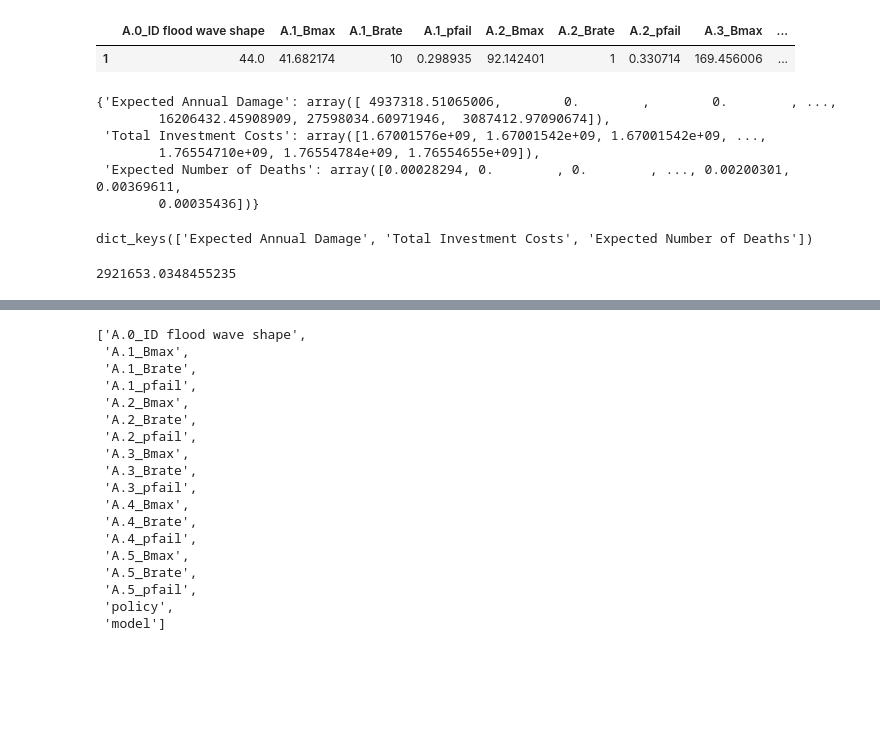
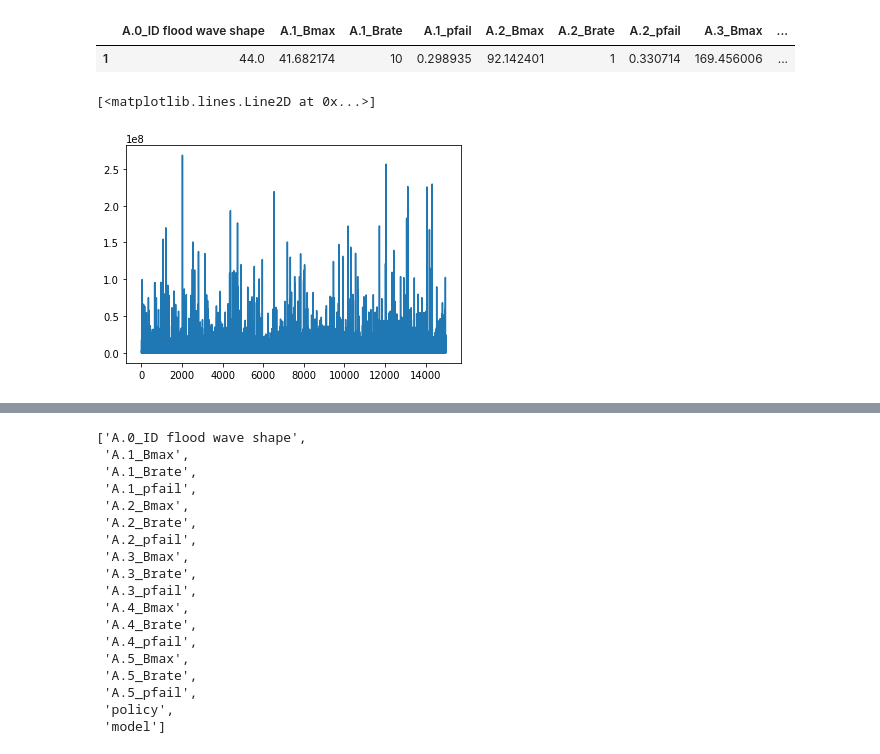
Before and after one commit to itjallingii/sassy_lion, a Jupyter notebook: RobWorkingFolder/ErikWorkingFolder/Problem Formulations_V2.0.ipynb, the cells around one changed output, grey strips where cells are left out. Cells and saved outputs as stored; diff of their text form; code cells hidden in the pictures; blank space fills up the shorter version.

```diff
--- a/RobWorkingFolder/ErikWorkingFolder/Problem Formulations_V2.0.ipynb
+++ b/RobWorkingFolder/ErikWorkingFolder/Problem Formulations_V2.0.ipynb
@@ -81,20 +81,3 @@ experiments.iloc[1:2]
 experiments_uncertainties = experiments.iloc[:,0:16]
 experiments_uncertainties = experiments.drop(experiments.columns[16:-2], axis=1)
 experiments_levers = experiments.iloc[:,16:-1]
-# %%
-outcomes
-# %% [output]
-{'Expected Annual Damage': array([ 4937318.51065006,        0.        ,        0.        , ...,
-        16206432.45908909, 27598034.60971946,  3087412.97090674]),
- 'Total Investment Costs': array([1.67001576e+09, 1.67001542e+09, 1.67001542e+09, ...,
-        1.76554710e+09, 1.76554784e+09, 1.76554655e+09]),
- 'Expected Number of Deaths': array([0.00028294, 0.        , 0.        , ..., 0.00200301, 0.00369611,
-        0.00035436])}
-# %%
-outcomes.keys()
-# %% [output]
-dict_keys(['Expected Annual Damage', 'Total Investment Costs', 'Expected Number of Deaths'])
-# %%
-np.percentile(data, 80)
-# %% [output]
-2921653.0348455235
@@ -100,0 +86,5 @@ np.percentile(data, 80)
+# %%
+plt.plot(data)
+# %% [output]
+[<matplotlib.lines.Line2D at 0x...>]
+[figure, added]
```
Also changed, not shown: parts of 15 cells of this notebook, 4 other files.
